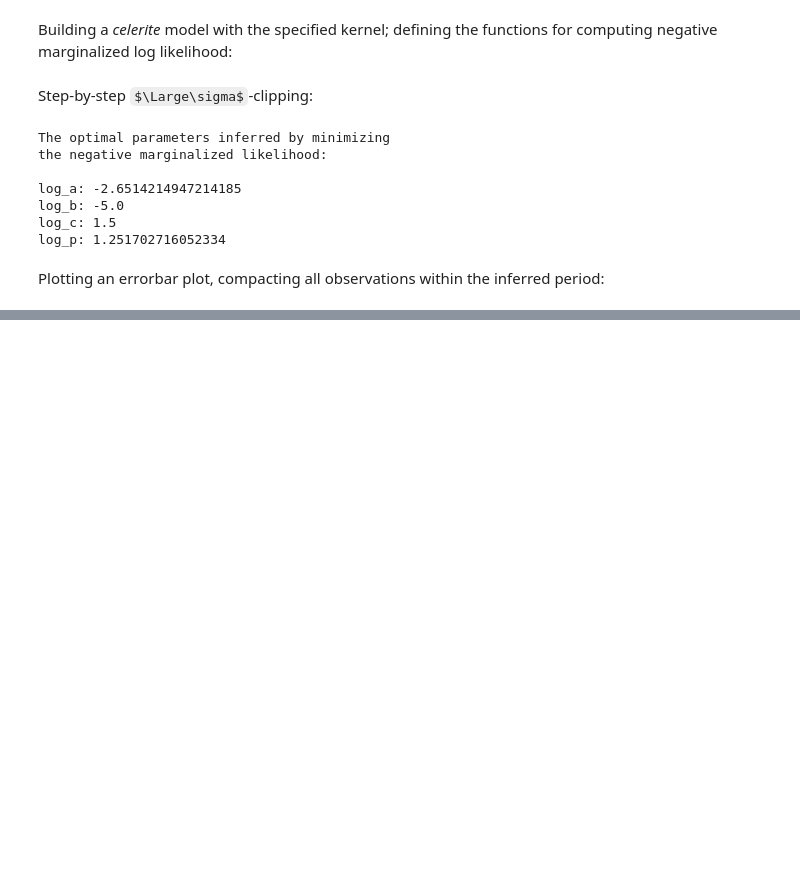
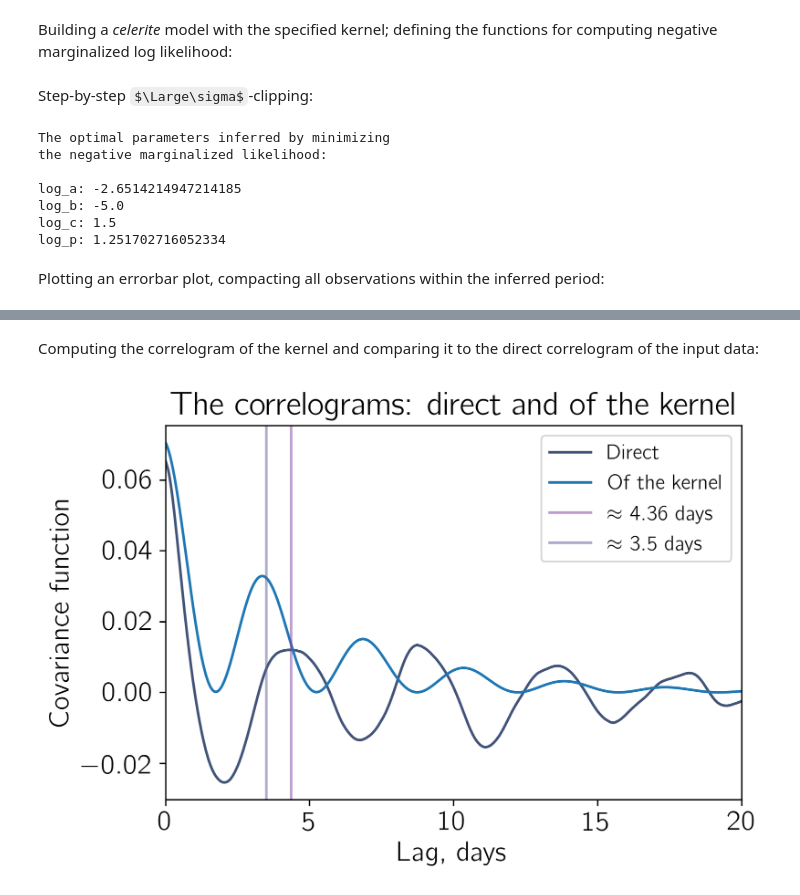
Before and after one commit to paveloom-c/C2, a Jupyter notebook: rotation/rotation.ipynb, the cells around one changed output, grey strips where cells are left out. Drawn from its saved outputs; the diff is of its cells as text; code cells hidden in the pictures; some formulas as TeX source; blank space fills up the shorter version.

```diff
--- a/rotation/rotation.ipynb
+++ b/rotation/rotation.ipynb
@@ -418,0 +456,51 @@ The value of the period inferred using celerite model: 3.4962910829909846
+# %% [markdown]
+Computing the correlogram of the kernel and comparing it to the direct correlogram of the input data:
+# %%
+# Calculating the median of the first order differences of the time array
+delta_t = np.median(np.diff(t))
+
+# Interpolating values within the time array with delta_t spacing
+f_interp = np.interp(np.arange(t.min(), t.max(), delta_t), t, f)
+
+# Calculating unnormalized autocorrelation function
+corr = ac.function_1d(f_interp) * np.var(f_interp)
+
+# Defining a lag array
+tau = np.arange(len(corr)) * delta_t
+
+# Plotting the direct correlogram
+plt.plot(tau, corr, color="#425378", label="Direct")
+
+# Plotting the correlogram of the kernel
+plt.plot(tau, gp.kernel.get_value(tau), label="Of the kernel")
+
+# Adding lines for the period values
+
+plt.axvline(period, color="#7C40A0", alpha=0.5,
+            label=r"$\approx$ " + str(round(period, 2)) + " days")
+plt.axvline(inf_period, color="#635D9E", alpha=0.5,
+            label=r"$\approx$ " + str(round(inf_period, 2)) + " days")
+
+# Adding a legend
+plt.legend(loc="upper right")
+
+# Setting limits
+plt.xlim(0, 20)
+
+# Setting title
+plt.title("The correlograms: direct and of the kernel")
+
+# Setting labels
+plt.xlabel("Lag, days")
+plt.ylabel("Covariance function")
+
+# Saving the figure
+plt.savefig("figures/correlograms", bbox_inches="tight")
+
+# Showing the plot in a cell
+plt.show()
+
+# Closing the plot
+plt.close()
+# %% [output]
+[figure, added]
```
Also changed, not shown: parts of 6 cells of this notebook, 4 other files.
